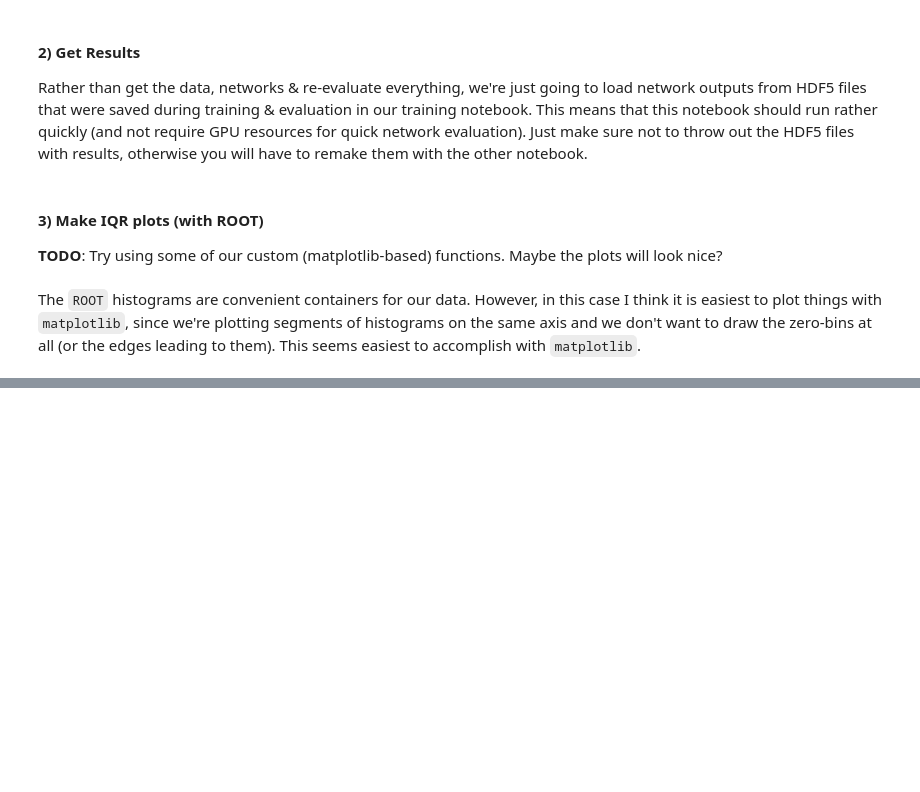
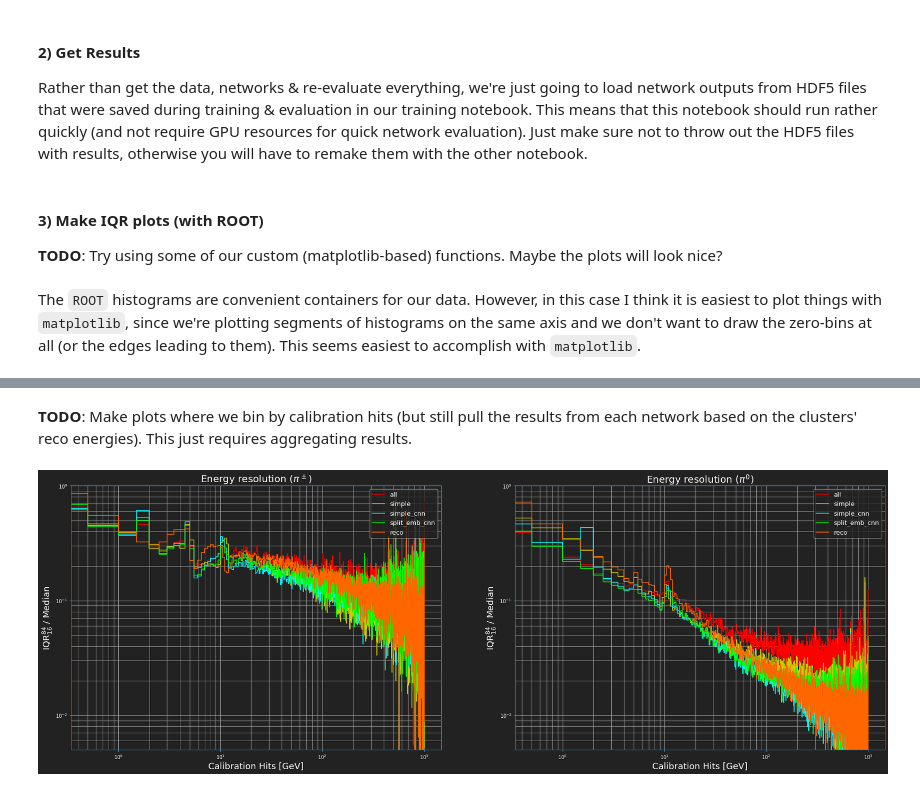
Before and after one commit to atlas-calo-ml/caloml-atlas, a Jupyter notebook: regression_binned/IQRComparison.ipynb, the cells around one changed output, grey strips where cells are left out. Drawn from its saved outputs; the diff is of its cells as text; code cells hidden in the pictures; blank space fills up the shorter version.

```diff
--- a/regression_binned/IQRComparison.ipynb
+++ b/regression_binned/IQRComparison.ipynb
@@ -205,0 +238,42 @@ plt.savefig(plotpath + 'resolution.png')
+# %% [markdown]
+**TODO**: Make plots where we bin by calibration hits (but still pull the results from each network based on the clusters' reco energies). This just requires aggregating results.
+# %%
+fig, axs = plt.subplots(1,2,figsize=(30,10))
+
+for i,key in enumerate(['pp','p0']):
+    ax = axs[i]
+    plotstyle.SetStylePlt(ax)
+
+    for j,model in enumerate(models_full):
+        rhist = iqr_hists_agg[model][key]
+
+        # get all the y-values from the histogram -- includes the empty bins
+        y_vals = np.array([rhist.GetBinContent(l+1) for l in range(nbins)])
+
+        x_vals = bin_edges
+        x_vals = np.vstack((x_vals,x_vals)).reshape((-1,),order='F')[1:-1]
+        y_vals = np.vstack((y_vals,y_vals)).reshape((-1,),order='F')
+
+        label = model
+        ax.plot(x_vals,y_vals, color=colors_plt[j],label=label)
+
+    ax.set_xscale('log')
+    ax.set_yscale('log')
+
+    # draw the dividing lines showing the different bins -- make sure to fix the y limits
+    #y_lim = ax.get_ylim()
+    y_lim = (5.0e-3,1.0)
+    ax.set_ylim(y_lim)
+
+    legend = ax.legend(facecolor=plotstyle.canv_plt,loc='upper right')
+    for leg_text in legend.get_texts(): leg_text.set_color(plotstyle.text_plt)
+
+    ax.set_title('Energy resolution ({})'.format(pi_latex[key]), fontsize=20)
+    ax.set_xlabel('Calibration Hits [GeV]')
+    ax.set_ylabel('IQR$^{84}_{16}$ / Median')
+    ax.grid(True,which='both',color=plotstyle.grid_plt)
+
+fig.patch.set_facecolor(plotstyle.canv_plt)
+plt.savefig(plotpath + 'resolution2.png',dpi=300)
+# %% [output]
+[figure, added]
```
Also changed, not shown: parts of 9 cells of this notebook, 1 other file.
